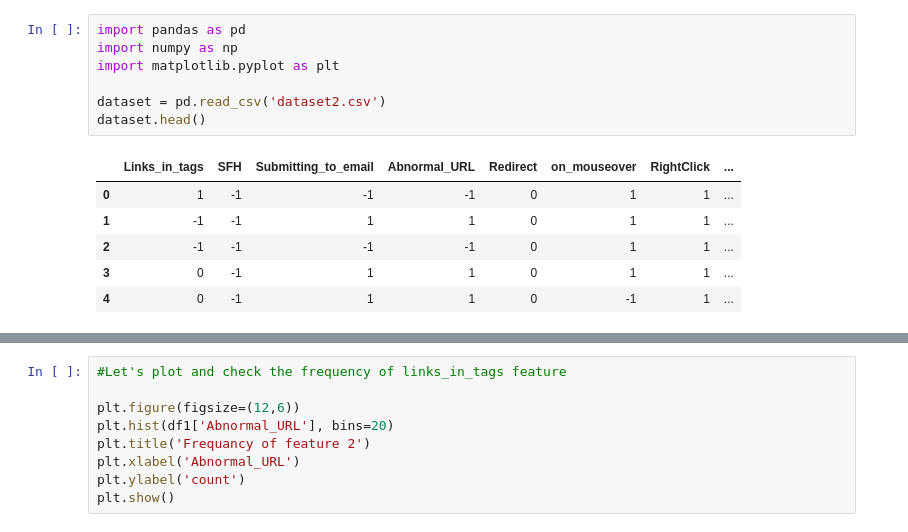
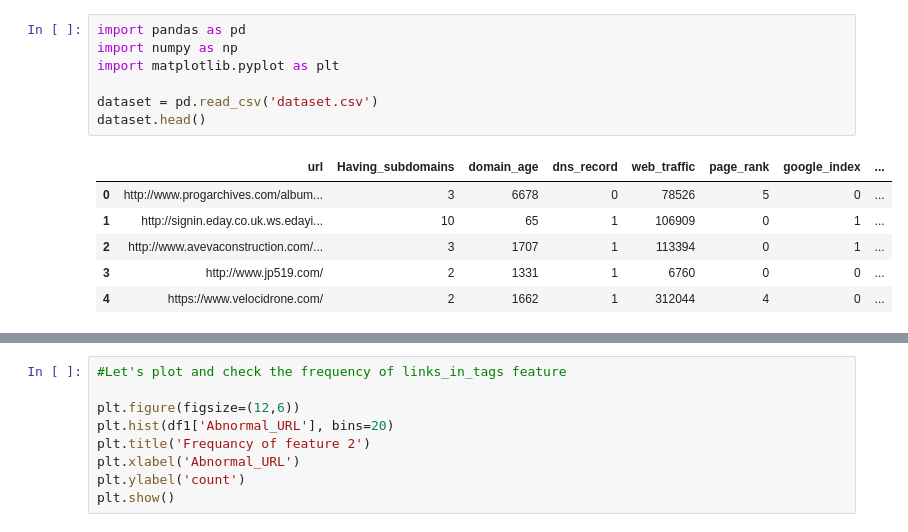
Before and after one commit to lakruone/Phishing-website-detection-using-ML-aproach, a Jupyter notebook: Finalized/1.2 Data distribution/Data distribution.ipynb, the cells around one changed output, grey strips where cells are left out. Cells and saved outputs as stored; diff of their text form.

```diff
--- a/Finalized/1.2 Data distribution/Data distribution.ipynb
+++ b/Finalized/1.2 Data distribution/Data distribution.ipynb
@@ -1,17 +1,17 @@
 # %%
 import pandas as pd
 import numpy as np
 import matplotlib.pyplot as plt
 
-dataset = pd.read_csv('dataset2.csv')
+dataset = pd.read_csv('dataset.csv')
 dataset.head()
 # %% [output]
-|  | Links_in_tags | SFH | Submitting_to_email | Abnormal_URL | Redirect | on_mouseover | RightClick | ... |
-| 0 | 1 | -1 | -1 | -1 | 0 | 1 | 1 | ... |
-| 1 | -1 | -1 | 1 | 1 | 0 | 1 | 1 | ... |
-| 2 | -1 | -1 | -1 | -1 | 0 | 1 | 1 | ... |
-| 3 | 0 | -1 | 1 | 1 | 0 | 1 | 1 | ... |
-| 4 | 0 | -1 | 1 | 1 | 0 | -1 | 1 | ... |
+|  | url | Having_subdomains | domain_age | dns_record | web_traffic | page_rank | google_index | ... |
+| 0 | http://www.progarchives.com/album... | 3 | 6678 | 0 | 78526 | 5 | 0 | ... |
+| 1 | http://signin.eday.co.uk.ws.edayi... | 10 | 65 | 1 | 106909 | 0 | 1 | ... |
+| 2 | http://www.avevaconstruction.com/... | 3 | 1707 | 1 | 113394 | 0 | 1 | ... |
+| 3 | http://www.jp519.com/ | 2 | 1331 | 1 | 6760 | 0 | 0 | ... |
+| 4 | https://www.velocidrone.com/ | 2 | 1662 | 1 | 312044 | 4 | 0 | ... |
 # %%
 #Plotting the data distribution
 dataset.hist(bins = 20,figsize = (15,15))
```
Also changed, not shown: parts of 3 cells of this notebook, 23 other files.
